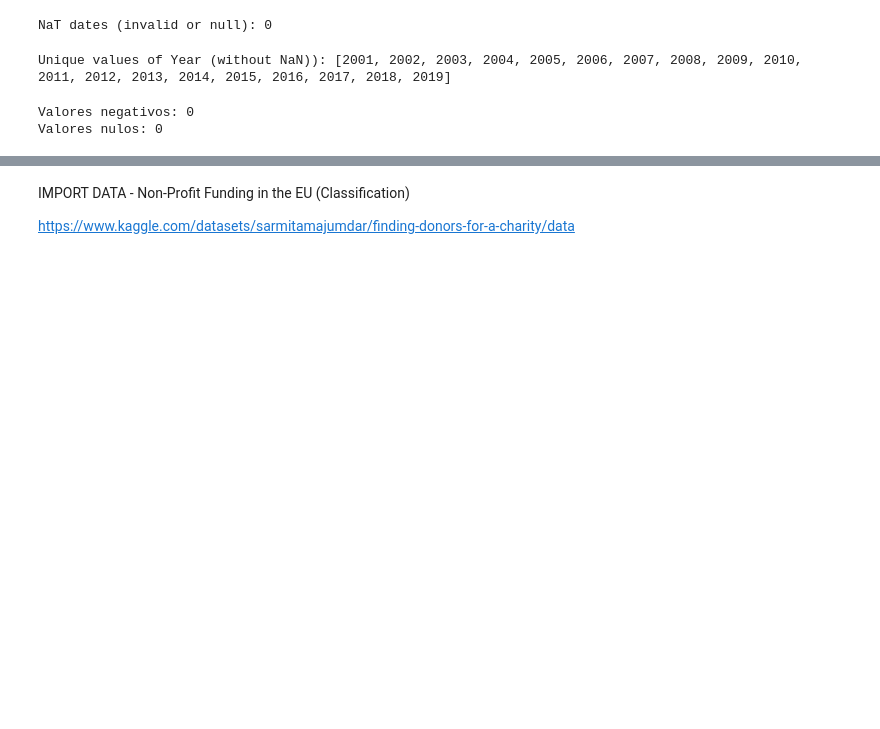
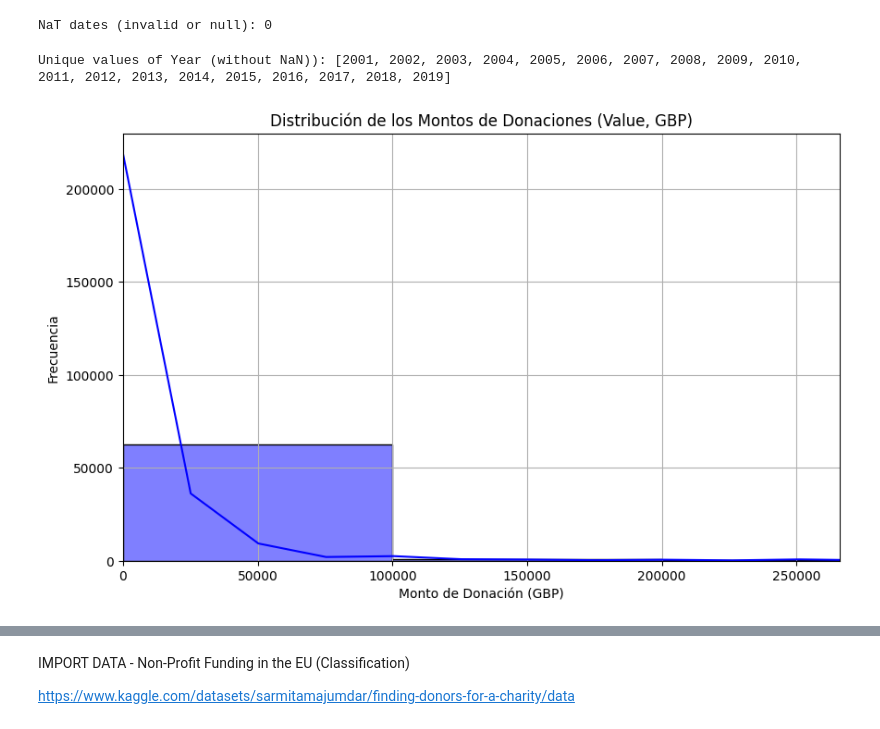
Before and after one commit to olivarescr69/Thesis_Poland, a Jupyter notebook: THESIS_code.ipynb, the cells around one changed output, grey strips where cells are left out. Cells and saved outputs as stored; diff of their text form; code cells hidden in the pictures; blank space fills up the shorter version.

```diff
--- a/THESIS_code.ipynb
+++ b/THESIS_code.ipynb
@@ -174,6 +175,7 @@ print(data_selected)
 #Clean and convert 'Value'
 data_selected.loc[:, 'Value'] = data_selected['Value'].replace('[\£,]', '', regex=True)
 data_selected.loc[:, 'Value'] = pd.to_numeric(data_selected['Value'], errors='coerce')
+data_selected['Value'] = data_selected['Value'].astype(float)
 print(data_selected)
 
 print("NEW Dataset Info:")
@@ -259,8 +261,15 @@ print("\nUnique values of Year (without NaN)):", sorted(data_selected['Year'].dr
 # %% [output]
 Unique values of Year (without NaN)): [2001, 2002, 2003, 2004, 2005, 2006, 2007, 2008, 2009, 2010, 2011, 2012, 2013, 2014, 2015, 2016, 2017, 2018, 2019]
 # %%
-print("Valores negativos:", (data_selected['Value'] < 0).sum())
-print("Valores nulos:", data_selected['Value'].isna().sum())
+# Plot distribution before transformation
+# Observation: Generate histogram with KDE to visualize long-tail distribution. Exclude NaN.
+plt.figure(figsize=(10, 6))
+sns.histplot(data_selected['Value'].dropna(), bins=50, kde=True, color='blue')
+plt.title('Distribución de los Montos de Donaciones (Value, GBP)')
+plt.xlabel('Monto de Donación (GBP)')
+plt.ylabel('Frecuencia')
+plt.xlim(0, data_selected['Value'].quantile(0.99))  # Limit to 99th percentile to avoid extreme outliers
+plt.grid(True)
+plt.show()
 # %% [output]
-Valores negativos: 0
-Valores nulos: 0
+[figure, added]
```
Also changed, not shown: parts of 13 cells of this notebook.
